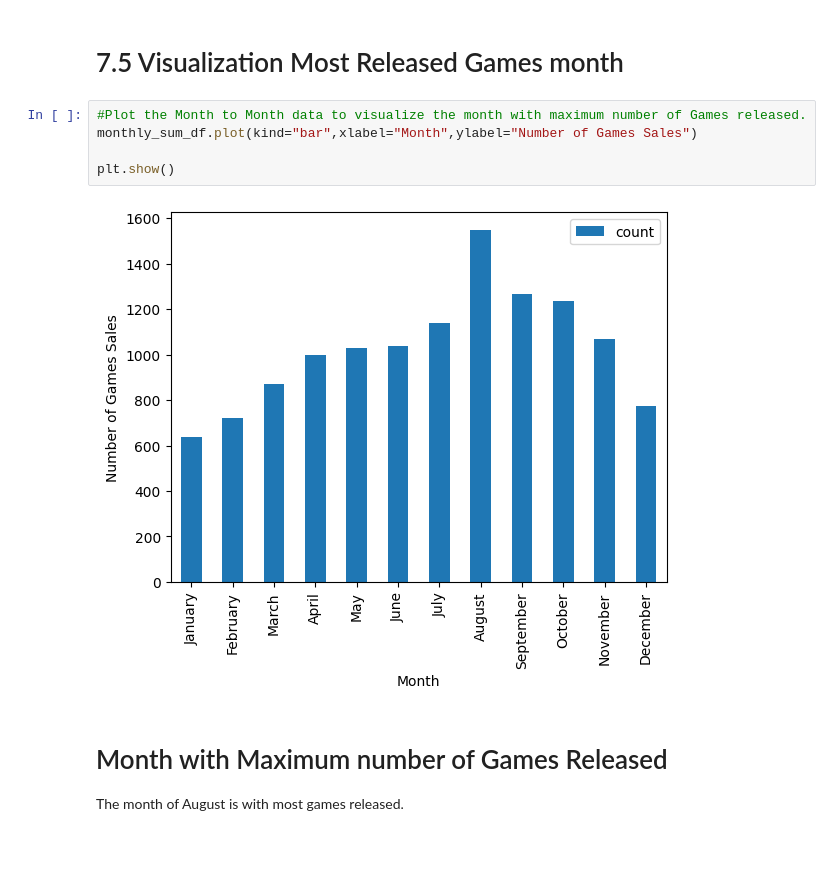
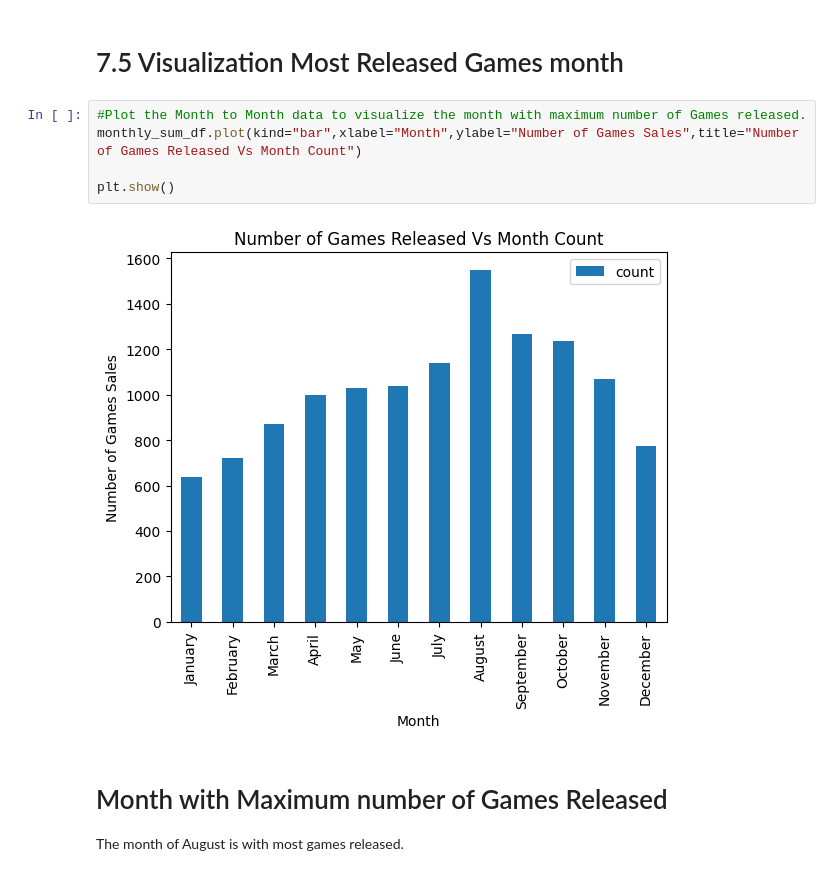
Before and after one commit to nardyjh/Project1-Group7, a Jupyter notebook: project1_Group7_game.ipynb, the cells around one changed output. Drawn from its saved outputs; the diff is of its cells as text; blank space fills up the shorter version.

```diff
--- a/project1_Group7_game.ipynb
+++ b/project1_Group7_game.ipynb
@@ -819,11 +820,11 @@ monthly_sum_df=monthly_sum_df.set_index("Month")
 # 7.5 Visualization Most Released Games month
 # %%
 #Plot the Month to Month data to visualize the month with maximum number of Games released.
-monthly_sum_df.plot(kind="bar",xlabel="Month",ylabel="Number of Games Sales")
+monthly_sum_df.plot(kind="bar",xlabel="Month",ylabel="Number of Games Sales",title="Number of Games Released Vs Month Count")
 
 plt.show()
 # %% [output]
-[figure, old version]
+[figure, new version]
 # %% [markdown]
 # Month with Maximum number of Games Released
 The month of August is with most games released.
```
Also changed, not shown: parts of 6 cells of this notebook.
